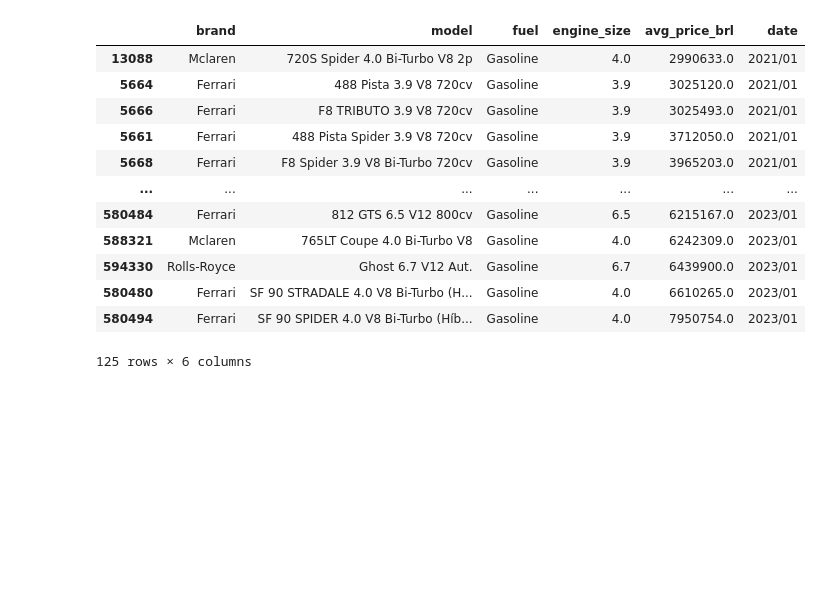
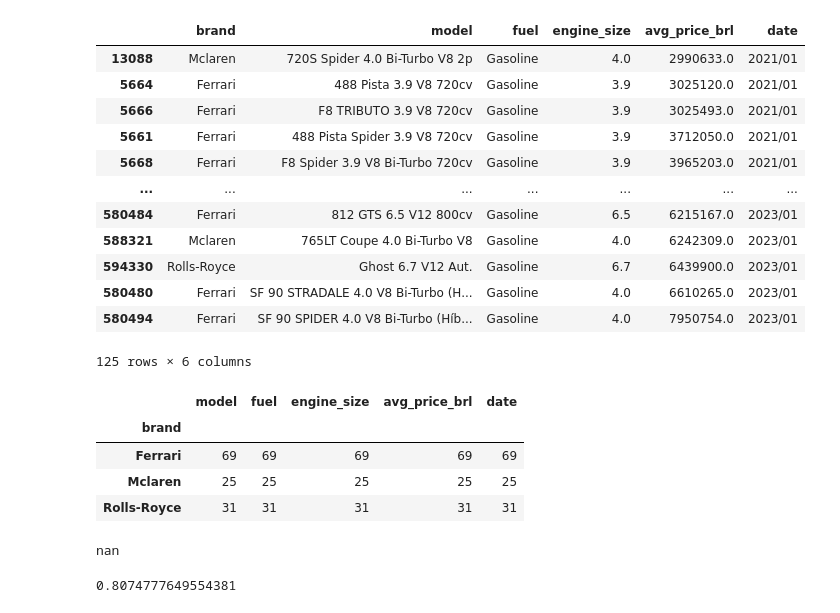
Before and after one commit to GvFreitas1/ListasdeExercicios-CursodePython2022, a Jupyter notebook: Projeto Final - Grupo 4/Análise de Dados - Preco dos Carros BR.ipynb, the cells around one changed output. Drawn from its saved outputs; the diff is of its cells as text; code cells hidden in the pictures; blank space fills up the shorter version.

```diff
--- a/Projeto Final - Grupo 4/Análise de Dados - Preco dos Carros BR.ipynb
+++ b/Projeto Final - Grupo 4/Análise de Dados - Preco dos Carros BR.ipynb
@@ -522,3 +456,23 @@ df_caro
 | 580480 | Ferrari | SF 90 STRADALE 4.0 V8 Bi-Turbo (H... | Gasoline | 4.0 | 6610265.0 | 2023/01 |
 | 580494 | Ferrari | SF 90 SPIDER 4.0 V8 Bi-Turbo (Híb... | Gasoline | 4.0 | 7950754.0 | 2023/01 |
 125 rows × 6 columns
+# %%
+df_caro.groupby("brand").count()
+# %% [output]
+|  | model | fuel | engine_size | avg_price_brl | date |
+| brand |  |  |  |  |  |
+| Ferrari | 69 | 69 | 69 | 69 | 69 |
+| Mclaren | 25 | 25 | 25 | 25 | 25 |
+| Rolls-Royce | 31 | 31 | 31 | 31 | 31 |
+# %%
+teste = df_barato.groupby("date").mean("avg_price_brl")
+corr1 = teste["engine_size"].corr(teste["avg_price_brl"])
+corr1
+# %% [output]
+nan
+# %%
+teste = df_caro.groupby("date").mean("avg_price_brl")
+corr2 = teste["engine_size"].corr(teste["avg_price_brl"])
+corr2
+# %% [output]
+0.8074777649554381
```
Also changed, not shown: parts of 7 cells of this notebook.
